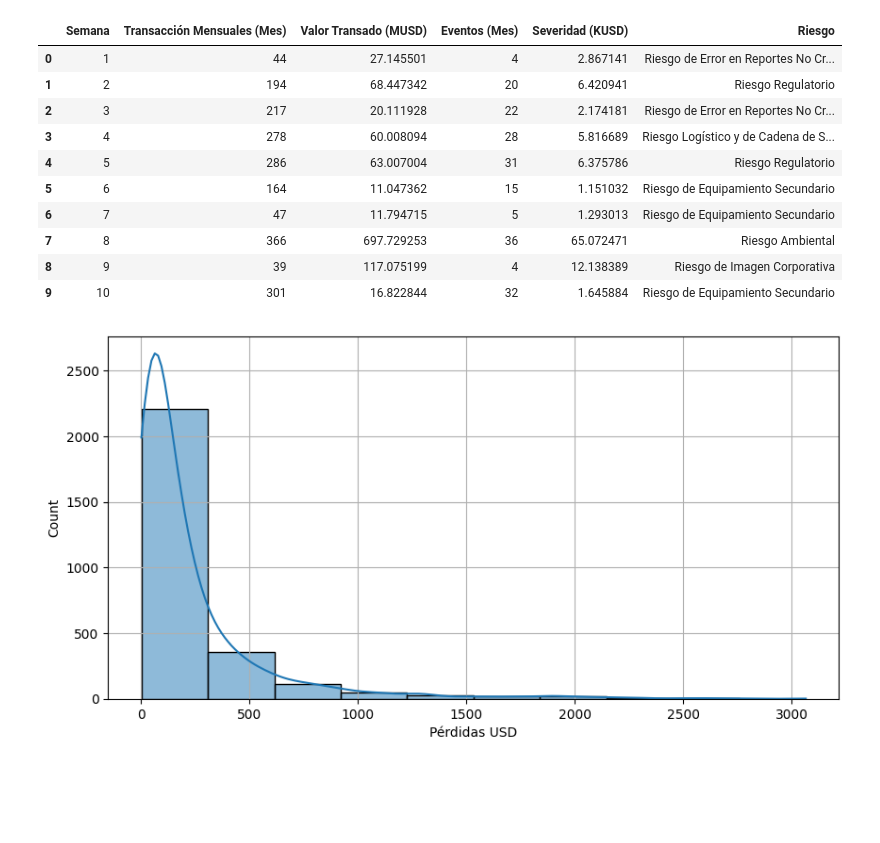
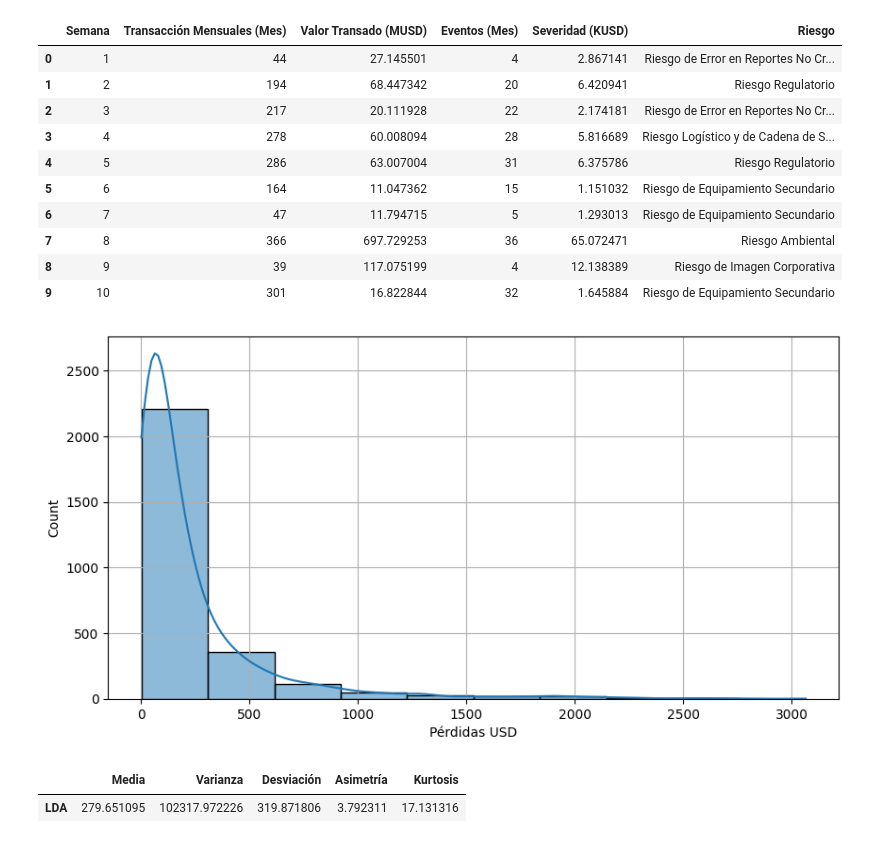
Before and after one commit to JGuerrero08/Integraci-n-de-Datos-y-Prospectiva, a Jupyter notebook: Caracterización_VA.ipynb, the cells around one changed output. Cells and saved outputs as stored; diff of their text form; code cells hidden in the pictures; blank space fills up the shorter version.

```diff
--- a/Caracterización_VA.ipynb
+++ b/Caracterización_VA.ipynb
@@ -33,17 +33,21 @@ XDB.head(10)
 | 7 | 8 | 366 | 697.729253 | 36 | 65.072471 | Riesgo Ambiental |
 | 8 | 9 | 39 | 117.075199 | 4 | 12.138389 | Riesgo de Imagen Corporativa |
 | 9 | 10 | 301 | 16.822844 | 32 | 1.645884 | Riesgo de Equipamiento Secundario |
-# %%
-#Procedemos con la construcción de la distribución agregada de las peérdidas
-Freq=XDB.iloc[:,3]
-Sev=XDB.iloc[:,4]
-LDA =Freq*Sev
-
-# Se procede con la construcción de la gráfica de la distribución agregada de las pérdidas
-plt.figure(figsize=(10,5))
-sns.histplot(LDA,bins=10,kde=True)
-plt.xlabel('Pérdidas USD')
-plt.grid()    #Mostrar cuadricula
-plt.show()
-# %% [output]
-[figure, removed]
+# %%
+#Procedemos con la construcción de la distribución agregada de las peérdidas
+Freq=XDB.iloc[:,3]
+Sev=XDB.iloc[:,4]
+LDA =Freq*Sev
+
+
+
+#Procedemos con el método de las variables aleatorias de Frecuencia, Severidad y LDA
+p1,p2,p3,p4,p5 = Caracterizacion_VA(LDA)
+Tbp = np.column_stack((p1,p2,p3,p4,p5))
+dfp=pd.DataFrame(Tbp,columns=['Media','Varianza','Desviación','Asimetría','Kurtosis'])
+dfp.index=['LDA']
+display(dfp)
+# %% [output]
+[figure, added]
+|  | Media | Varianza | Desviación | Asimetría | Kurtosis |
+| LDA | 279.651095 | 102317.972226 | 319.871806 | 3.792311 | 17.131316 |
```
Also changed, not shown: parts of 12 cells of this notebook.
